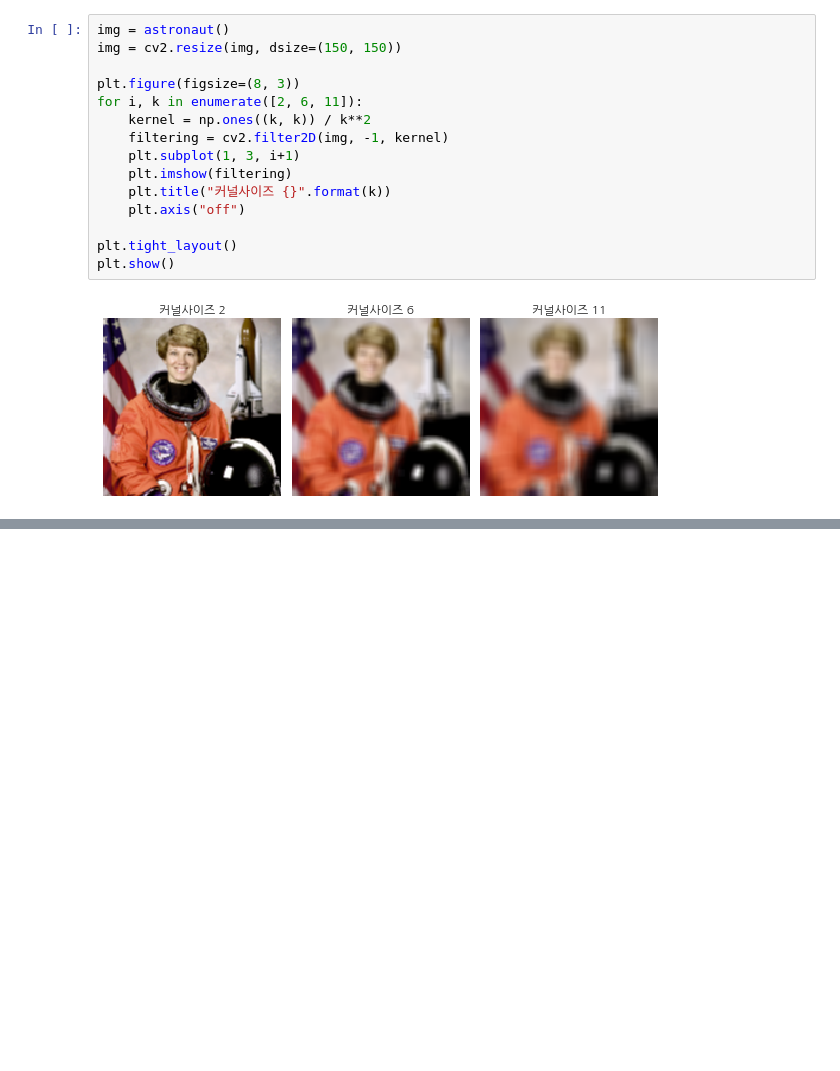
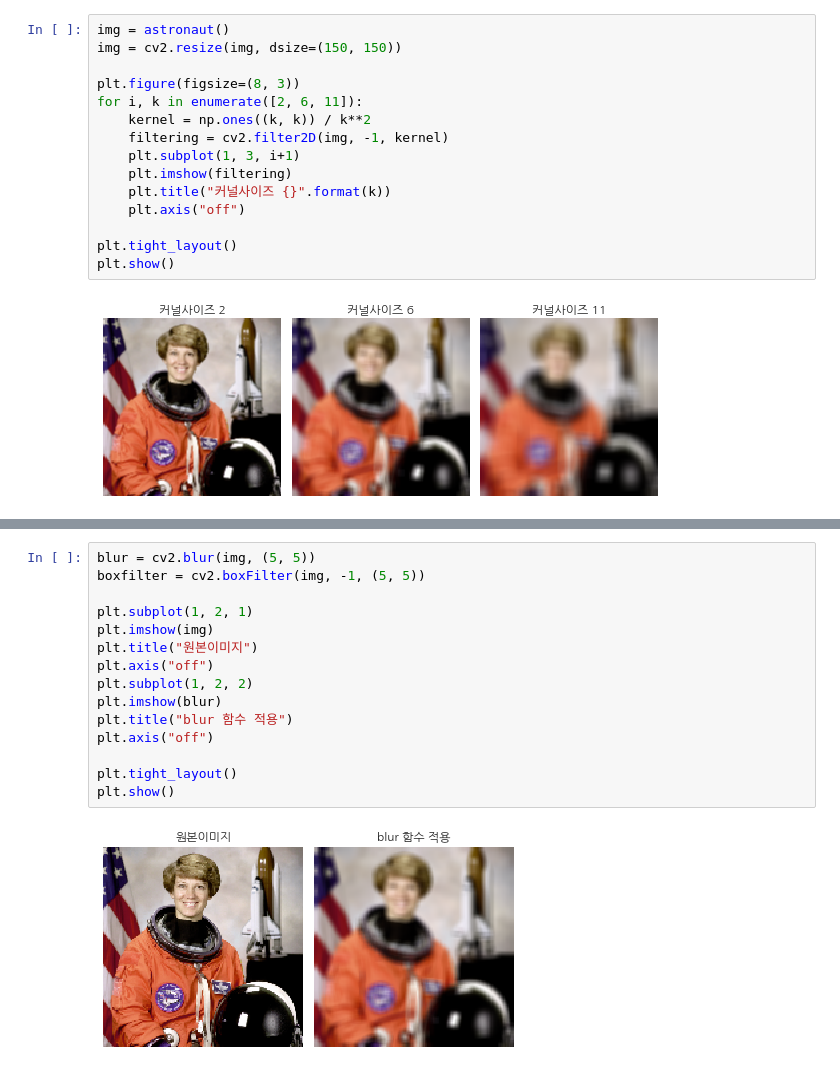
Before and after one commit to tada20001/MachineLearning, a Jupyter notebook: Chapter 2. 이미지 데이터 전처리/3. 이미지 필터링.ipynb, the cells around one changed output, grey strips where cells are left out. Drawn from its saved outputs; the diff is of its cells as text; blank space fills up the shorter version.

Commit message:
Image Filtering

```diff
--- a/Chapter 2. 이미지 데이터 전처리/3. 이미지 필터링.ipynb
+++ b/Chapter 2. 이미지 데이터 전처리/3. 이미지 필터링.ipynb
@@ -169,0 +186,17 @@ plt.show()
+# %%
+blur = cv2.blur(img, (5, 5))
+boxfilter = cv2.boxFilter(img, -1, (5, 5))
+
+plt.subplot(1, 2, 1)
+plt.imshow(img)
+plt.title("원본이미지")
+plt.axis("off")
+plt.subplot(1, 2, 2)
+plt.imshow(blur)
+plt.title("blur 함수 적용")
+plt.axis("off")
+
+plt.tight_layout()
+plt.show()
+# %% [output]
+[figure, added]
```
Also changed, not shown: parts of 32 cells of this notebook.
